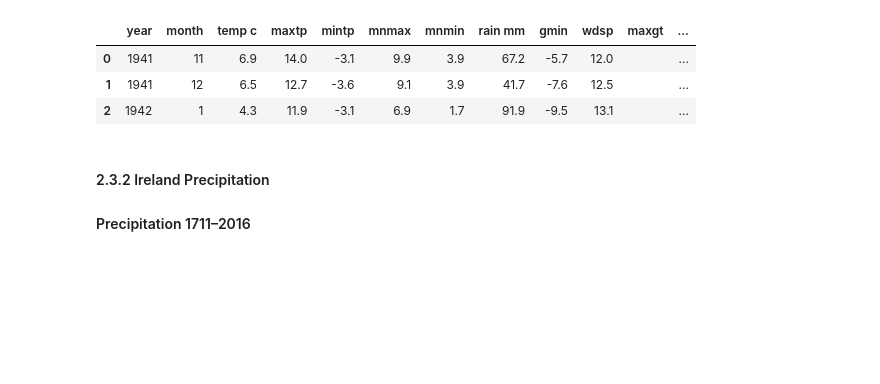
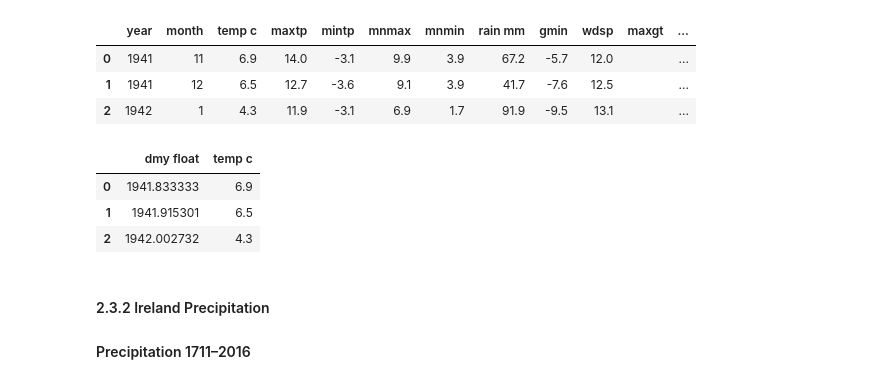
Before and after one commit to nurbujang/2progdaw23, a Jupyter notebook: project2.ipynb, the cells around one changed output. Cells and saved outputs as stored; diff of their text form; code cells hidden in the pictures; blank space fills up the shorter version.

```diff
--- a/project2.ipynb
+++ b/project2.ipynb
@@ -908,6 +909,14 @@ df_irtemprain_1941_2022.head(3)
 | 0 | 1941 | 11 | 6.9 | 14.0 | -3.1 | 9.9 | 3.9 | 67.2 | -5.7 | 12.0 |  | ... |
 | 1 | 1941 | 12 | 6.5 | 12.7 | -3.6 | 9.1 | 3.9 | 41.7 | -7.6 | 12.5 |  | ... |
 | 2 | 1942 | 1 | 4.3 | 11.9 | -3.1 | 6.9 | 1.7 | 91.9 | -9.5 | 13.1 |  | ... |
+# %%
+df_irtemprain_1941_2022 = df_irtemprain_1941_2022[['dmy float', 'temp c']].copy()
+df_irtemprain_1941_2022.head(3)
+# %% [output]
+|  | dmy float | temp c |
+| 0 | 1941.833333 | 6.9 |
+| 1 | 1941.915301 | 6.5 |
+| 2 | 1942.002732 | 4.3 |
 # %% [markdown]
 #### 2.3.2 Ireland Precipitation
 
```
Also changed, not shown: parts of 9 cells of this notebook, 2 other files.
